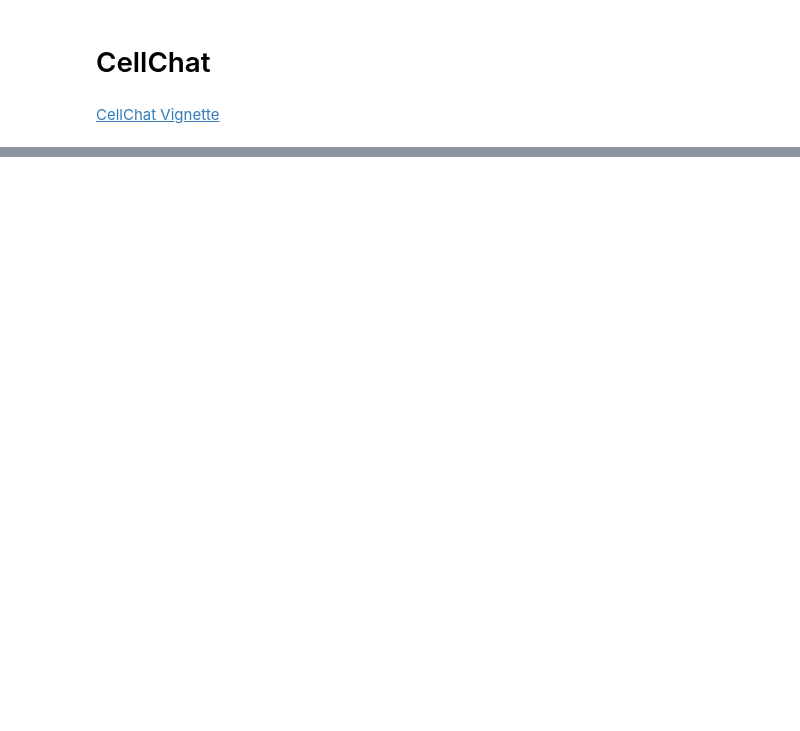
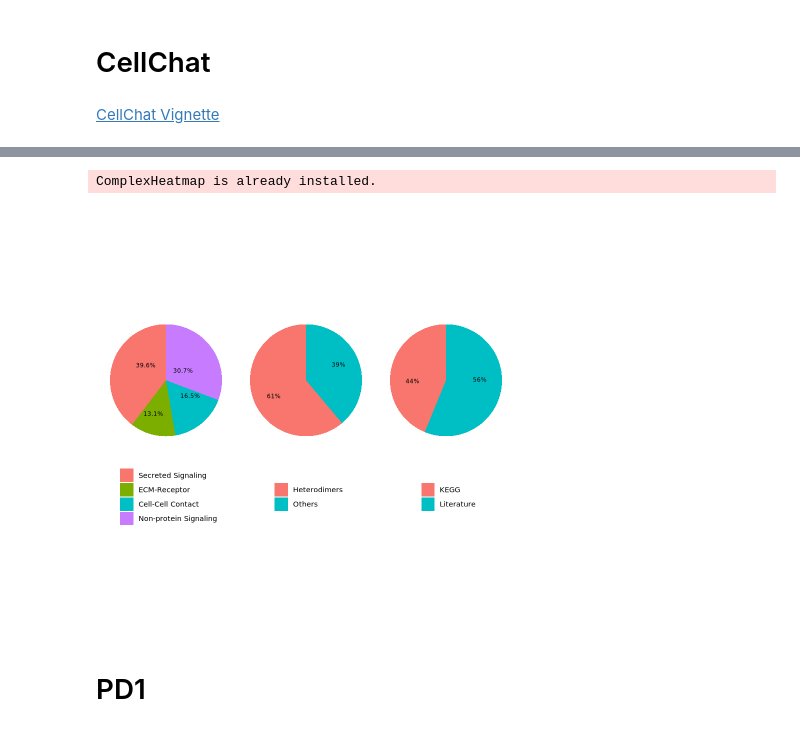
Before and after one commit to siegelna/amp_data, a Jupyter notebook: phase2/cellchat.ipynb, the cells around one changed output, grey strips where cells are left out. Drawn from its saved outputs; the diff is of its cells as text; code cells hidden in the pictures; blank space fills up the shorter version.

```diff
--- a/phase2/cellchat.ipynb
+++ b/phase2/cellchat.ipynb
@@ -68,4 +23,0 @@ The cell groups used for CellChat analysis are  20. CD4+ IL2RA++ FOXP3++ PD1+, 1
-# %%
-# Set the ligand-receptor interaction database
-CellChatDB <- CellChatDB.human
-CellChatDB.use <- subsetDB(CellChatDB, search = "Secreted Signaling", key = "annotation") # use Secreted Signaling
@@ -160,0 +24,9 @@ Processing pathway: PARs
+# %%
+# Install ComplexHeatmap if not already installed
+install_if_not_installed("jokergoo/ComplexHeatmap", "ComplexHeatmap")
+
+install_if_not_installed("immunogenomics/presto", "presto")
+
+install_if_not_installed("jinworks/CellChat", "CellChat")
+# %% [output]
+ComplexHeatmap is already installed.
@@ -160,0 +37,7 @@ Processing pathway: PARs
+# %%
+CellChatDB <- CellChatDB.human # use CellChatDB.mouse if running on mouse data
+showDatabaseCategory(CellChatDB)
+# %% [output]
+[figure, added]
+# %% [markdown]
+# PD1
```
Also changed, not shown: parts of 37 cells of this notebook, 6 other files.
